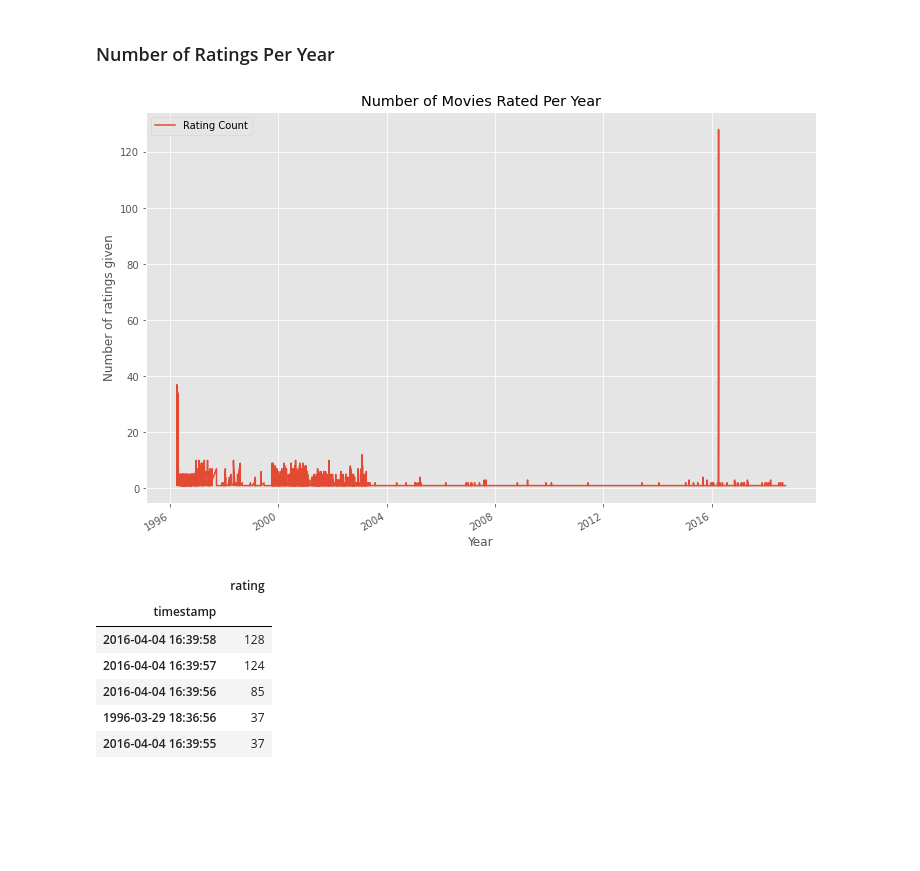
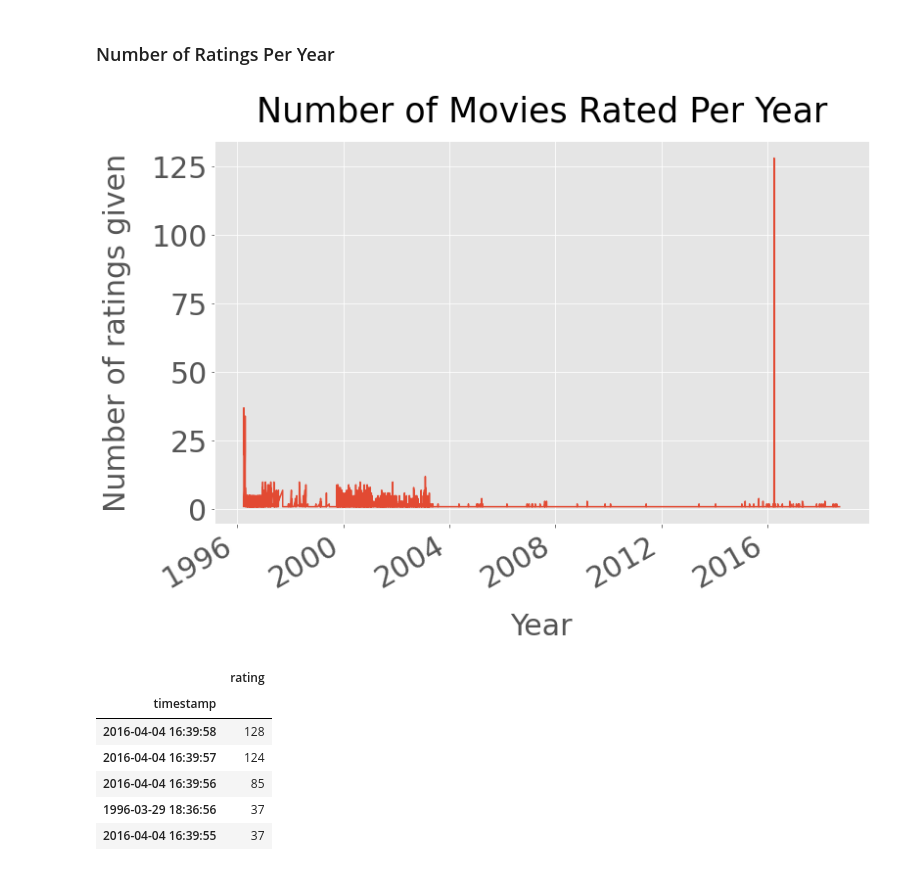
Before and after one commit to katipogluMustafa/TemporalDrift, a Jupyter notebook: Dataset_Analysis/Variations/Movielens_Dataset_Analysis_N_Mov_Per_Year_Altered.ipynb, the cells around one changed output. Cells and saved outputs as stored; diff of their text form; code cells hidden in the pictures; blank space fills up the shorter version.

```diff
--- a/Dataset_Analysis/Variations/Movielens_Dataset_Analysis_N_Mov_Per_Year_Altered.ipynb
+++ b/Dataset_Analysis/Variations/Movielens_Dataset_Analysis_N_Mov_Per_Year_Altered.ipynb
@@ -172,13 +172,15 @@ ratings
 # %%
 ratings_per_year = ratings[['rating', 'timestamp']].groupby('timestamp').count()
 ratings_per_year.columns = ['Rating Count']
 ax1 = ratings_per_year.plot(kind='line',figsize=(12,8))
-ax1.set_xlabel('Year')
-ax1.set_ylabel('Number of ratings given')
-plt.title('Number of Movies Rated Per Year')
+ax1.set_xlabel('Year', labelpad=20, fontsize=30)
+ax1.set_ylabel('Number of ratings given', labelpad=20, fontsize=30)
+plt.title('Number of Movies Rated Per Year', pad=20,fontsize=35)
+ax1.get_legend().remove()
+ax1.tick_params(axis='both', which='major', labelsize=30)
 plt.show()
 # %% [output]
-[figure, old version]
+[figure, new version]
 # %%
 ratings_df = ratings[['rating', 'timestamp']].groupby('timestamp').count().sort_values(by="rating", ascending=False)
 ratings_df.head( )
```
Also changed, not shown: 1 other file.
